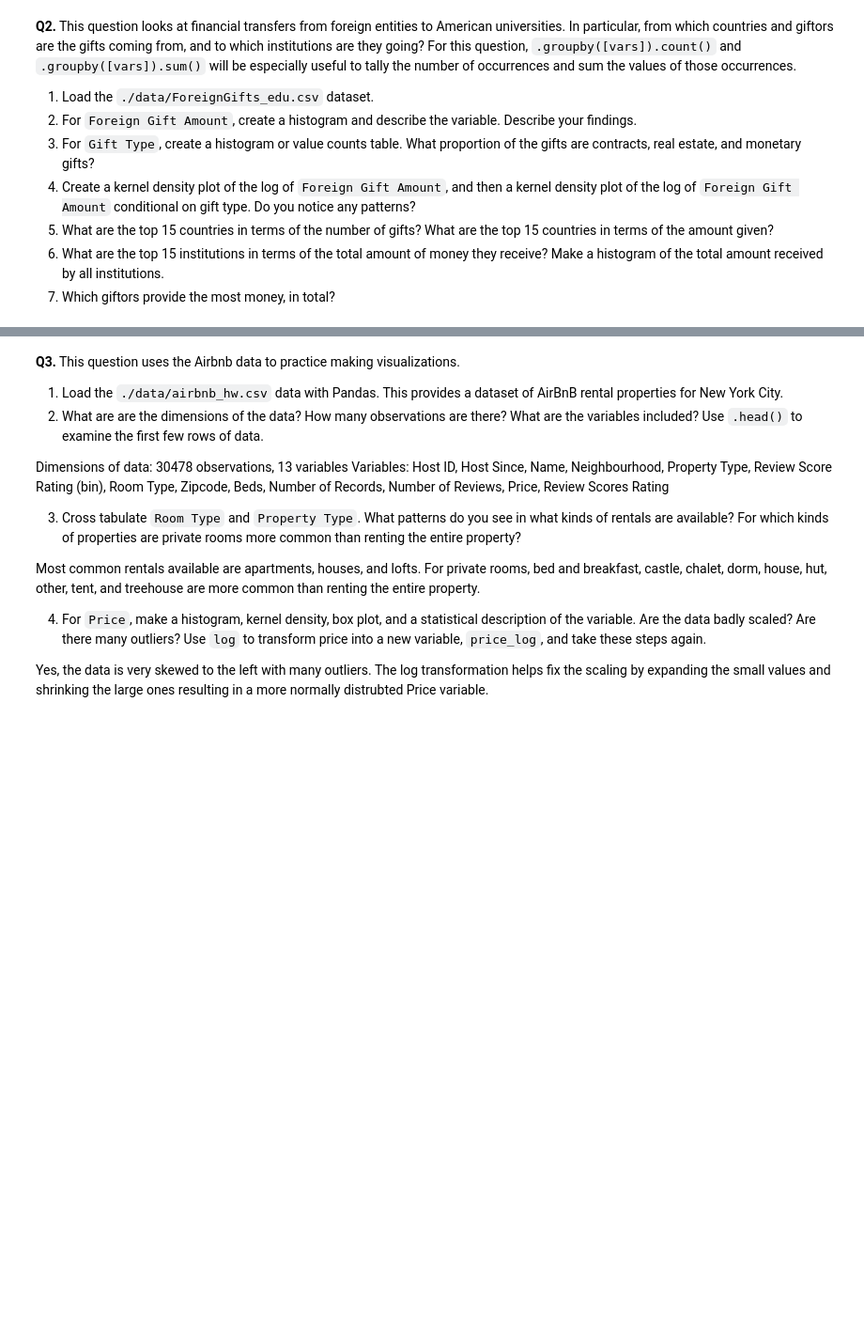
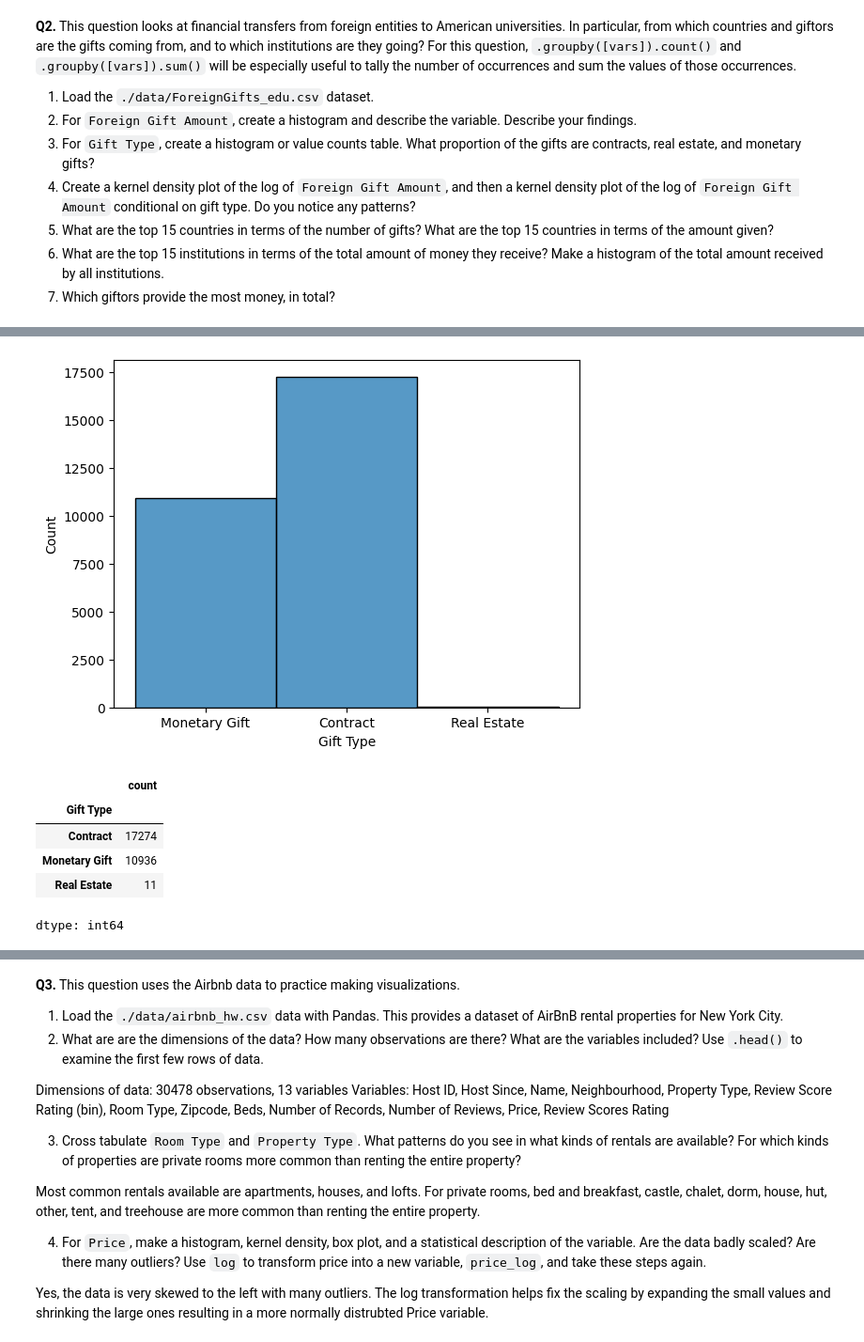
Before and after one commit to ashleynguyen04/EDA, a Jupyter notebook: assignment/assignment.ipynb, the cells around one changed output, grey strips where cells are left out. Shown at 94% size. Saved outputs shown, nothing was run; the diff lists cells and outputs as text; code cells hidden in the pictures; blank space fills up the shorter version.

```diff
--- a/assignment/assignment.ipynb
+++ b/assignment/assignment.ipynb
@@ -56,0 +64,14 @@ plt.show()
+# %%
+#3
+sns.histplot(giftdf['Gift Type'])
+plt.show()
+
+giftdf['Gift Type'].value_counts()
+# %% [output]
+[figure, added]
+|  | count |
+| Gift Type |  |
+| Contract | 17274 |
+| Monetary Gift | 10936 |
+| Real Estate | 11 |
+dtype: int64
```
Also changed, not shown: parts of 5 cells of this notebook.
